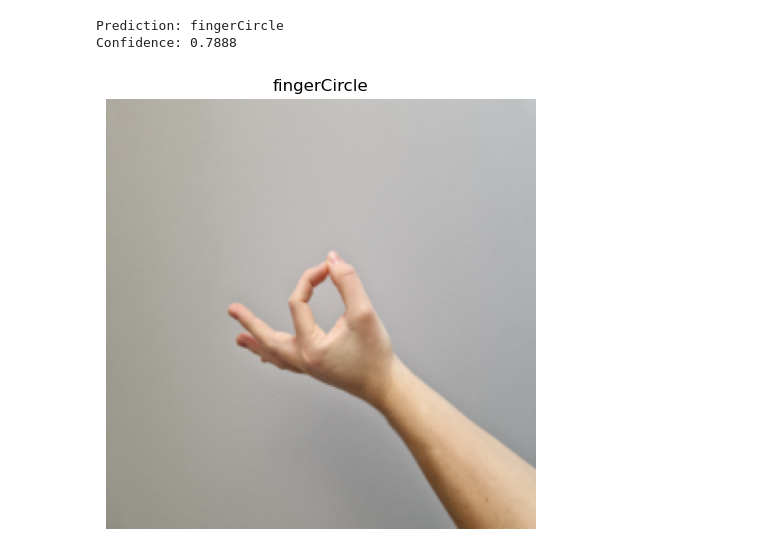
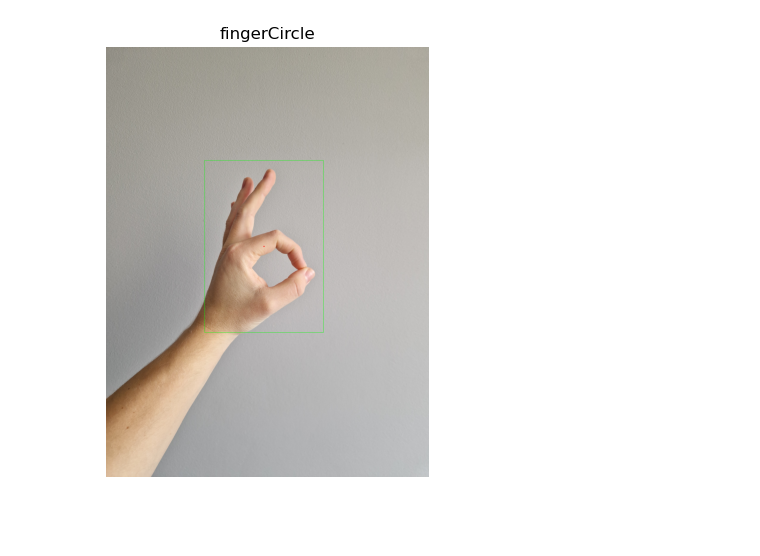
Before and after one commit to nietypowytyp/CPO, a Jupyter notebook: main.ipynb, the cells around one changed output. Saved outputs shown, nothing was run; the diff lists cells and outputs as text; code cells hidden in the pictures; blank space fills up the shorter version.

```diff
--- a/main.ipynb
+++ b/main.ipynb
@@ -100,7 +136,7 @@ learn.lr_find()
 # %%
 # Use a range of learning rates for different layers
 learn.fit_one_cycle(
-    5,
+    10,
     lr_max=slice(1e-6, 1e-4),
     cbs=SaveModelCallback(monitor='error_rate', fname='best-densenet-finetuned')
 )
@@ -117,18 +161,64 @@ Better model found at epoch 4 with error_rate value: 0.34624144434928894.
 # %%
-# Resize the test image to match the model input size
-resize = Resize(224, method='squish')
-resized_img = resize(test_img)
+for test_img_path in ['20250406_135604.jpg', '20250406_135614.jpg', '20250406_135846.jpg']:
+    test_img_path_full = f"do_rozpoznania/{test_img_path}"
+    test_img = PILImage.create(test_img_path_full)
 
-# Predict the label for the resized image
-pred_label, _, probs = learn.predict(PILImage.create(resized_img))
-print(f"Prediction: {pred_label}")
-print(f"Confidence: {probs.max():.4f}")
+    # Read the image using OpenCV
+    img = cv2.imread(test_img_path_full)  # BGR format
+    img_rgb = cv2.cvtColor(img, cv2.COLOR_BGR2RGB)  # Convert to RGB
+    h, w, _ = img.shape
 
-# Show predicted image with label
-plt.close('all')  # Clear previous plots, esp. from lr_find()
-plt.imshow(resized_img)
-plt.title(pred_label)
-plt.axis('off')
-plt.tight_layout()
-plt.show()
+    # Resize the test image to match the model input size
+    resize = Resize(224, method='squish')
+    resized_img = resize(test_img)
+
+    # Predict the label for the image
+    pred_label, _, probs = learn.predict(PILImage.create(resized_img))
+
+
+    mp_hands = mp.solutions.hands.Hands(
+        static_image_mode=True,
+        max_num_hands=1,
+        min_detection_confidence=0.5
+    )
+
+    results = mp_hands.process(img_rgb)
+
+
+    if results.multi_hand_landmarks:
+        hand_landmarks = results.multi_hand_landmarks[0].landmark
+
+        # Get all landmark coordinates (scaled to image size)
+        xs = [int(lm.x * w) for lm in hand_landmarks]
+        ys = [int(lm.y * h) for lm in hand_landmarks]
+
+        # Calculate bounding box corners
+        x1, x2 = min(xs), max(xs)
+        y1, y2 = min(ys), max(ys)
+
+        # Expand box a bit (optional)
+        margin = int(0.1 * max(x2 - x1, y2 - y1))
+        x1, y1 = max(0, x1 - margin), max(0, y1 - margin)
+        x2, y2 = min(w, x2 + margin), min(h, y2 + margin)
+
+        # Draw bounding box around the hand
+        cv2.rectangle(img, (x1, y1), (x2, y2), (0, 255, 0), 2)
+
+        # Calculate and draw center
+        cx, cy = (x1 + x2) // 2, (y1 + y2) // 2
+        cv2.circle(img, (cx, cy), 5, (0, 0, 255), -1)
+
+        # Show the image
+        plt.close('all')
+        plt.imshow(cv2.cvtColor(img, cv2.COLOR_BGR2RGB))
+        plt.axis('off')
+        plt.title(pred_label)
+        plt.tight_layout()
+        plt.show()
+
+        print(f"Center of hand: ({cx}, {cy})")
+    else:
+        print("No hand detected.")
+
+    print(f"Confidence: {probs.max():.4f}")
 # %% [output]
@@ -135,4 +226,2 @@ plt.show()
 [interactive output not drawn]
-Prediction: fingerCircle
-Confidence: 0.7888
-[figure, old version]
+[figure, new version]
```
Also changed, not shown: parts of 8 cells of this notebook, 3 other files.
